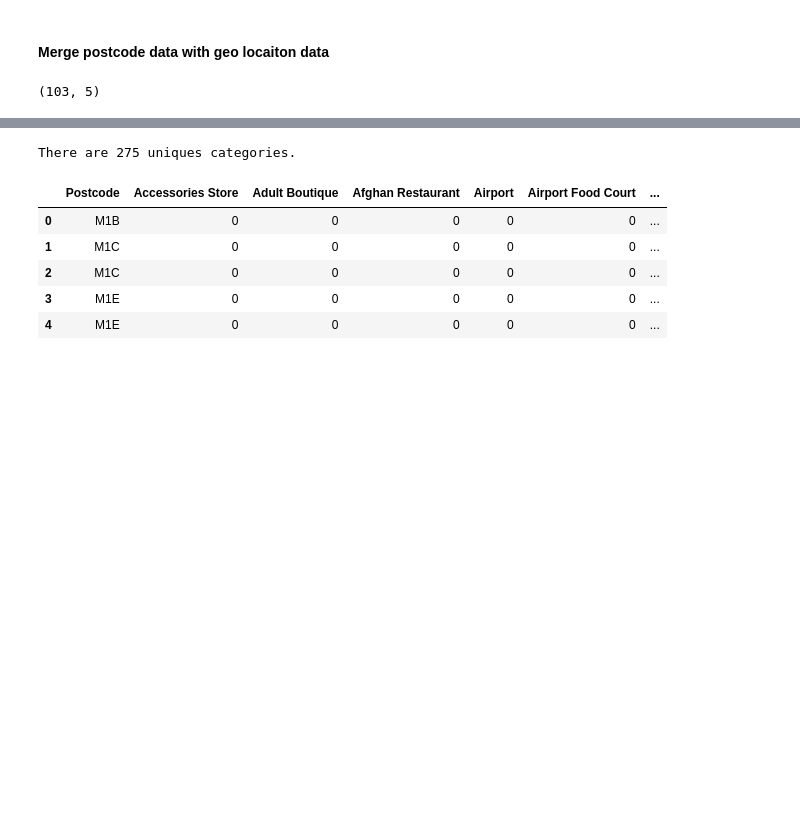
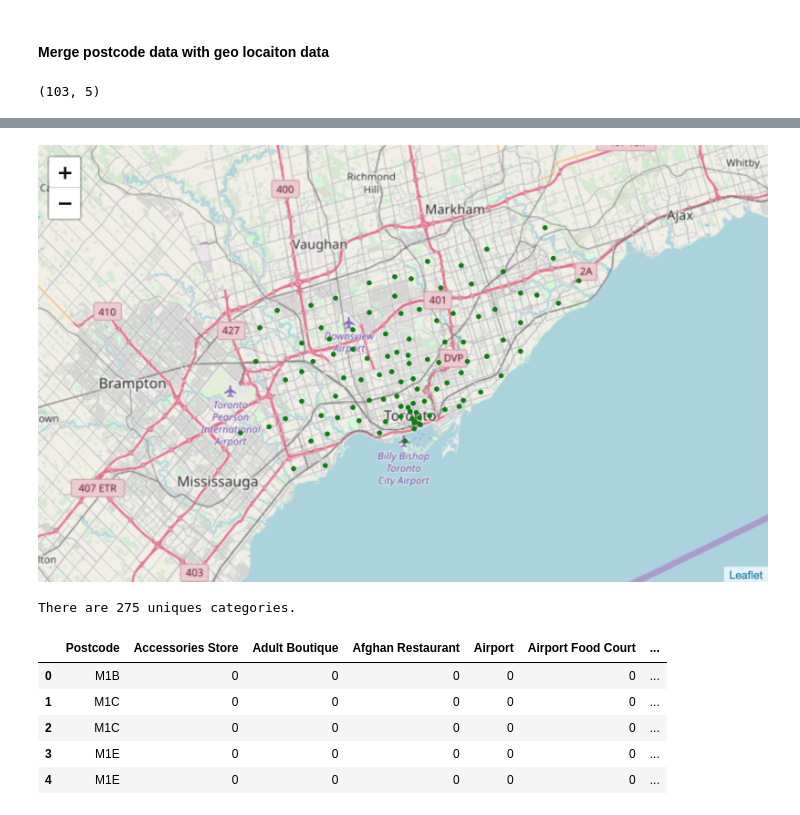
Before and after one commit to ndu-UCSD/IBM_capstone, a Jupyter notebook: Segmenting_and_Clustering_Neighborhoods_in_Toronto.ipynb, the cells around one changed output, grey strips where cells are left out. Cells and saved outputs as stored; diff of their text form; code cells hidden in the pictures; blank space fills up the shorter version.

```diff
--- a/Segmenting_and_Clustering_Neighborhoods_in_Toronto.ipynb
+++ b/Segmenting_and_Clustering_Neighborhoods_in_Toronto.ipynb
@@ -86,6 +87,10 @@ for lat, lng, borough, neighborhood in zip(df_post_final_cor['Latitude'], df_pos
 map_newyork
 # %% [output]
 [interactive output not drawn]
+# %%
+Image('fig1.jpg')
+# %% [output]
+[figure, added]
 # %%
 # Use the function from week3 to get nearby venues for each Postcode
 def getNearbyVenues(names, latitudes, longitudes, radius=500):
```
Also changed, not shown: parts of 2 cells of this notebook, 2 other files.
